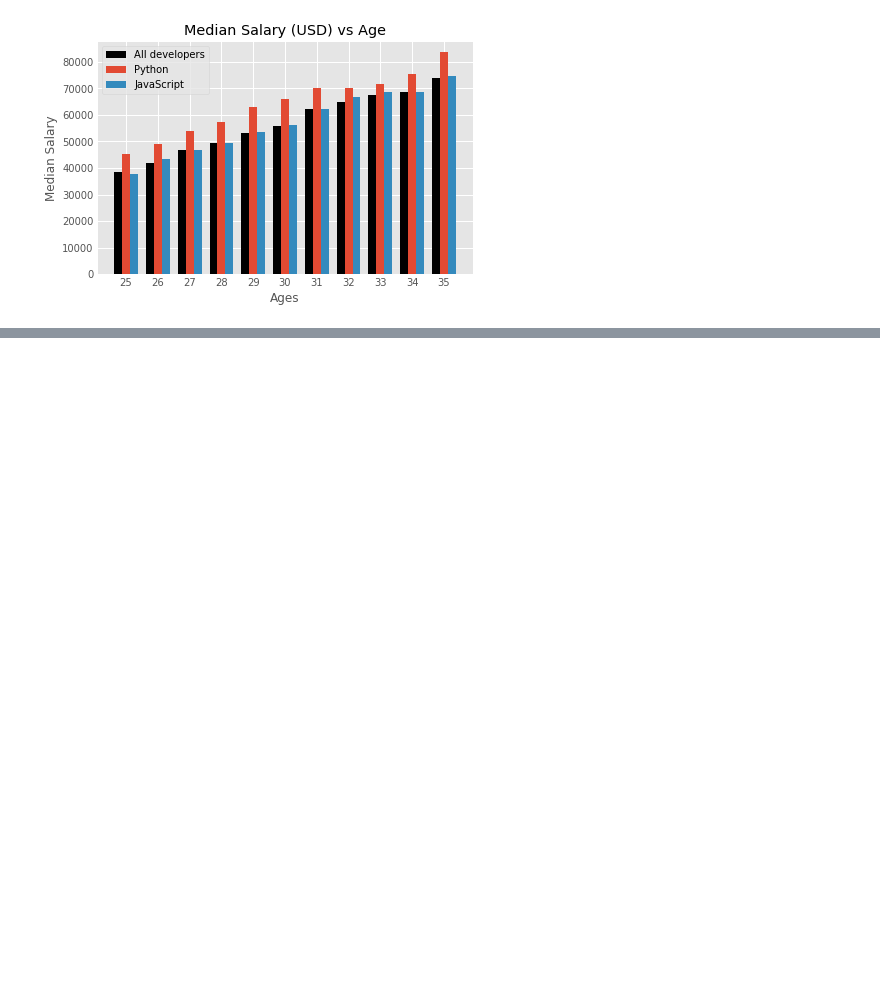
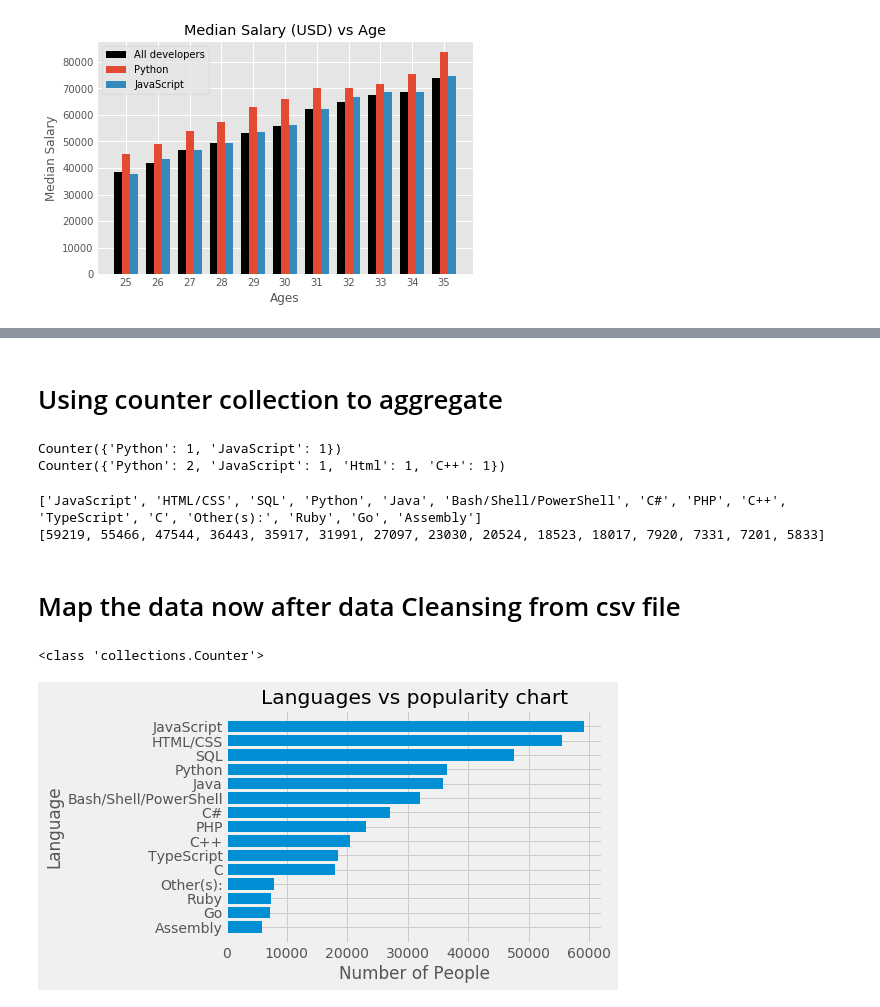
Before and after one commit to Vikasjce/Python, a Jupyter notebook: Matplotlib/02.BarChart/BarPlot.ipynb, the cells around one changed output, grey strips where cells are left out. Cells and saved outputs as stored; diff of their text form; code cells hidden in the pictures; blank space fills up the shorter version.

```diff
--- a/Matplotlib/02.BarChart/BarPlot.ipynb
+++ b/Matplotlib/02.BarChart/BarPlot.ipynb
@@ -103,0 +123,69 @@ plt.show()
+# %% [markdown]
+# Using counter collection to aggregate
+# %%
+from collections import Counter
+c=Counter(['Python','JavaScript'])
+print(c)
+c.update(['Python','Html','C++'])
+print(c)
+# %% [output]
+Counter({'Python': 1, 'JavaScript': 1})
+Counter({'Python': 2, 'JavaScript': 1, 'Html': 1, 'C++': 1})
+# %%
+import csv
+from collections import Counter
+language_counter=Counter()
+
+with open('data.csv') as csv_file: # Open the file
+    csv_reader=csv.DictReader(csv_file) # read the file as a dictreader using the csv option
+    for row in csv_reader: # Loop over each row in csv reader to get the row as collection List
+        language_counter.update(row['LanguagesWorkedWith'].split(';')) # Extract the LanguagesWorkedWith make it a list and update the counter
+
+language=[]
+popularity=[]
+
+for x in language_counter.most_common(15):
+    language.append(x[0])
+    popularity.append(x[1])
+
+print(language)
+print(popularity)
+# %% [output]
+['JavaScript', 'HTML/CSS', 'SQL', 'Python', 'Java', 'Bash/Shell/PowerShell', 'C#', 'PHP', 'C++', 'TypeScript', 'C', 'Other(s):', 'Ruby', 'Go', 'Assembly']
+[59219, 55466, 47544, 36443, 35917, 31991, 27097, 23030, 20524, 18523, 18017, 7920, 7331, 7201, 5833]
+# %% [markdown]
+# Map the data now after data Cleansing from csv file
+# %%
+import csv
+from collections import Counter
+language_counter=Counter()
+
+with open('data.csv') as csv_file: # Open the file
+    csv_reader=csv.DictReader(csv_file) # read the file as a dictreader using the csv option
+    for row in csv_reader: # Loop over each row in csv reader to get the row as collection List
+        language_counter.update(row['LanguagesWorkedWith'].split(';')) # Extract the LanguagesWorkedWith make it a list and update the counter
+print(type(language_counter))
+language=[]
+popularity=[]
+
+for x in language_counter.most_common(15):
+    language.append(x[0])
+    popularity.append(x[1])
+
+from matplotlib import pyplot as plt
+
+plt.style.use('fivethirtyeight')
+
+language.reverse() # reverse on the basis of popularity
+popularity.reverse() # reverse on the basis of popularity
+
+plt.barh(language,popularity) # Use horizontal if there are many x Labels
+
+plt.xlabel("Number of People")
+plt.ylabel("Language")
+plt.title("Languages vs popularity chart")
+
+plt.show()
+# %% [output]
+<class 'collections.Counter'>
+[figure, added]
```
Also changed, not shown: parts of 5 cells of this notebook, 1 other file.
